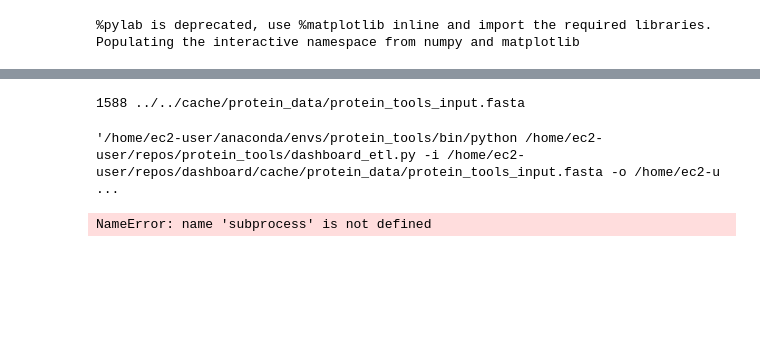
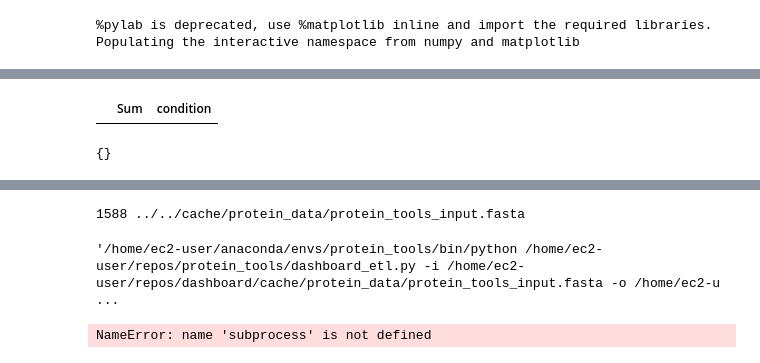
Before and after one commit to veliatx/dashboard, a Jupyter notebook: dashboard/etl/dev.ipynb, the cells around one changed output, grey strips where cells are left out. Cells and saved outputs as stored; diff of their text form; code cells hidden in the pictures; blank space fills up the shorter version.

```diff
--- a/dashboard/etl/dev.ipynb
+++ b/dashboard/etl/dev.ipynb
@@ -7,0 +143,8 @@ OUTPUT_DIR = '../../cache'
+# %%
+sum_expression_cancer
+# %% [output]
+|  | Sum | condition |
+# %%
+de_tables_dict['ENST00000527149']
+# %% [output]
+{}
```
Also changed, not shown: parts of 19 cells of this notebook, 5 other files.
